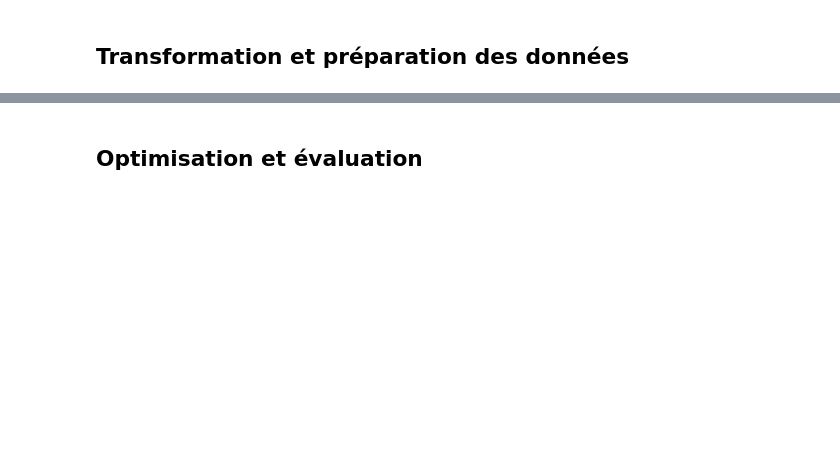
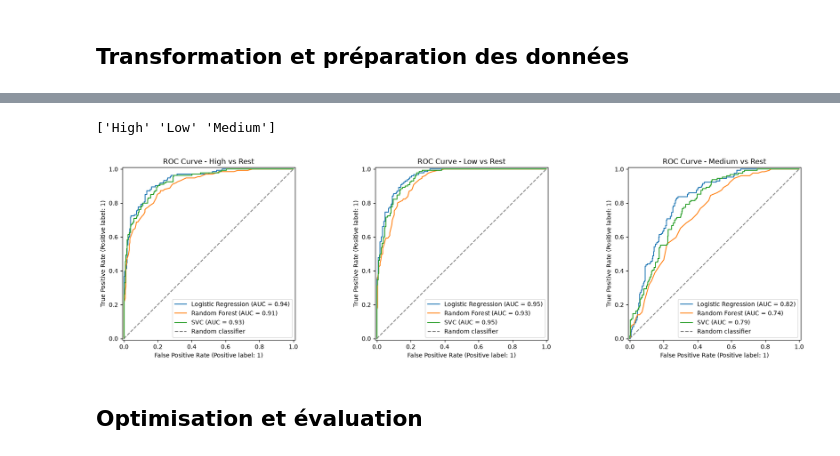
Before and after one commit to d-anasx/health_risque_prediction, a Jupyter notebook: notebooks/main.ipynb, the cells around one changed output, grey strips where cells are left out. Cells and saved outputs as stored; diff of their text form; code cells hidden in the pictures; blank space fills up the shorter version.

```diff
--- a/notebooks/main.ipynb
+++ b/notebooks/main.ipynb
@@ -607,3 +609,52 @@ plt.show()
+# %%
+
+#ROC AUC curve
+# convert target classes into binary format
+label_binarizer = LabelBinarizer()
+label_binarizer.fit(y_train)
+
+y_test_bin = label_binarizer.transform(y_test)
+
+classes = label_binarizer.classes_
+print(classes)
+
+# create one subplot for each class
+fig, axes = plt.subplots(1, 3, figsize=(18, 5))
+
+for class_id, class_name in enumerate(classes):
+
+    ax = axes[class_id]
+
+    for name, pipeline in pipelines.items():
+
+        # get predicted probabilities
+        y_score = pipeline.predict_proba(X_test)
+
+        # plot ROC curve
+        RocCurveDisplay.from_predictions(
+            y_test_bin[:, class_id],
+            y_score[:, class_id],
+            name=name,
+            ax=ax
+        )
+
+    # random classifier reference line
+    ax.plot(
+        [0, 1],
+        [0, 1],
+        linestyle="--",
+        color="gray",
+        label="Random classifier"
+    )
+
+    ax.set_title(f"ROC Curve - {class_name} vs Rest")
+    ax.legend(loc="lower right")
+
+plt.tight_layout()
+plt.show()
+# %% [output]
+['High' 'Low' 'Medium']
+[figure, added]
 # %% [markdown]
 ## Optimisation et évaluation
 # %%
```
Also changed, not shown: parts of 12 cells of this notebook, 5 other files.
